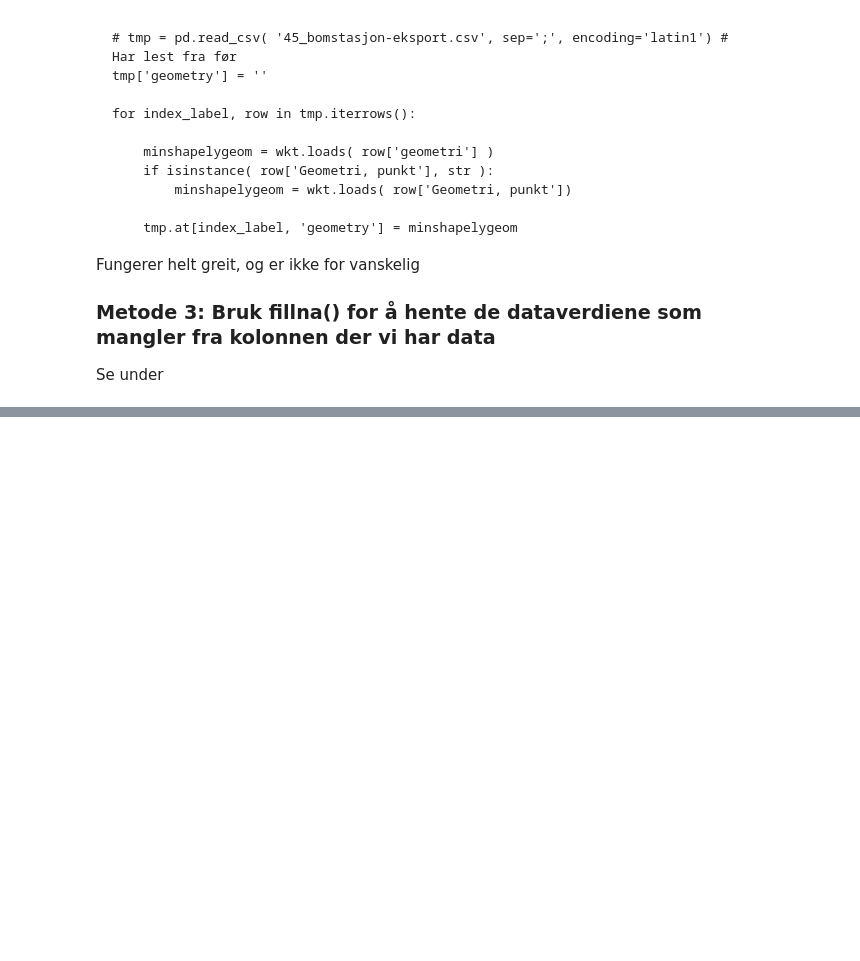
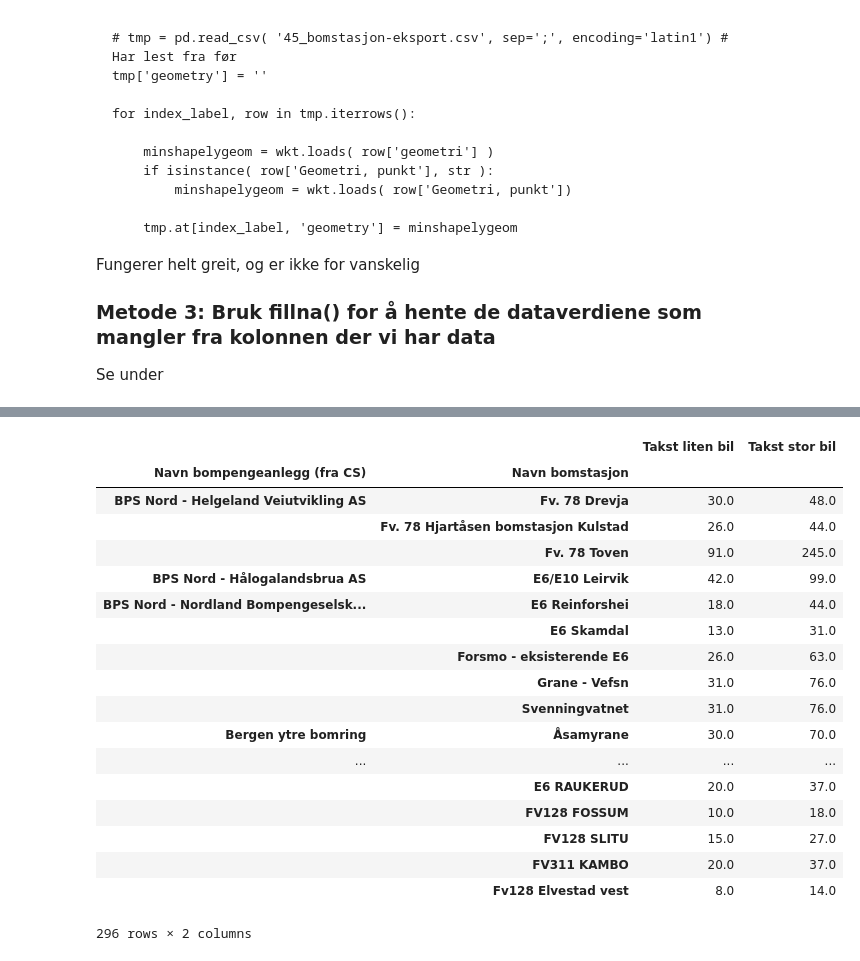
Before and after one commit to LtGlahn/dataframedemo_foss4gno2019, a Jupyter notebook: dataframedemo/bomstasjoner.ipynb, the cells around one changed output, grey strips where cells are left out. Saved outputs shown, nothing was run; the diff lists cells and outputs as text; code cells hidden in the pictures; blank space fills up the shorter version.

```diff
--- a/dataframedemo/bomstasjoner.ipynb
+++ b/dataframedemo/bomstasjoner.ipynb
@@ -80,0 +145,5 @@ bomstasjon.hvplot( crs=ccrs.UTM(zone=33), hover_cols=['vegobjektid', 'Navn bomst
+# %%
+bomstasjon['antall'] = 1
+
+bomstasjon[['Navn bompengeanlegg (fra CS)', 'antall']].groupby( 'Navn bompengeanlegg (fra CS)').sum().sort_values('antall',
+                                            ascending=False)
@@ -80,0 +169,22 @@ bomstasjon.hvplot( crs=ccrs.UTM(zone=33), hover_cols=['vegobjektid', 'Navn bomst
+# %%
+pd.pivot_table( bomstasjon, values=['Takst liten bil', 'Takst stor bil'], index=['Navn bompengeanlegg (fra CS)', 'Navn bomstasjon'] )
+# %% [output]
+|  |  | Takst liten bil | Takst stor bil |
+| Navn bompengeanlegg (fra CS) | Navn bomstasjon |  |  |
+| BPS Nord - Helgeland Veiutvikling AS | Fv. 78 Drevja | 30.0 | 48.0 |
+|  | Fv. 78 Hjartåsen bomstasjon Kulstad | 26.0 | 44.0 |
+|  | Fv. 78 Toven | 91.0 | 245.0 |
+| BPS Nord - Hålogalandsbrua AS | E6/E10 Leirvik | 42.0 | 99.0 |
+| BPS Nord - Nordland Bompengeselsk... | E6 Reinforshei | 18.0 | 44.0 |
+|  | E6 Skamdal | 13.0 | 31.0 |
+|  | Forsmo - eksisterende E6 | 26.0 | 63.0 |
+|  | Grane - Vefsn | 31.0 | 76.0 |
+|  | Svenningvatnet | 31.0 | 76.0 |
+| Bergen ytre bomring | Åsamyrane | 30.0 | 70.0 |
+| ... | ... | ... | ... |
+|  | E6 RAUKERUD | 20.0 | 37.0 |
+|  | FV128 FOSSUM | 10.0 | 18.0 |
+|  | FV128 SLITU | 15.0 | 27.0 |
+|  | FV311 KAMBO | 20.0 | 37.0 |
+|  | Fv128 Elvestad vest | 8.0 | 14.0 |
+296 rows × 2 columns
```
Also changed, not shown: parts of 7 cells of this notebook, 1 other file.
